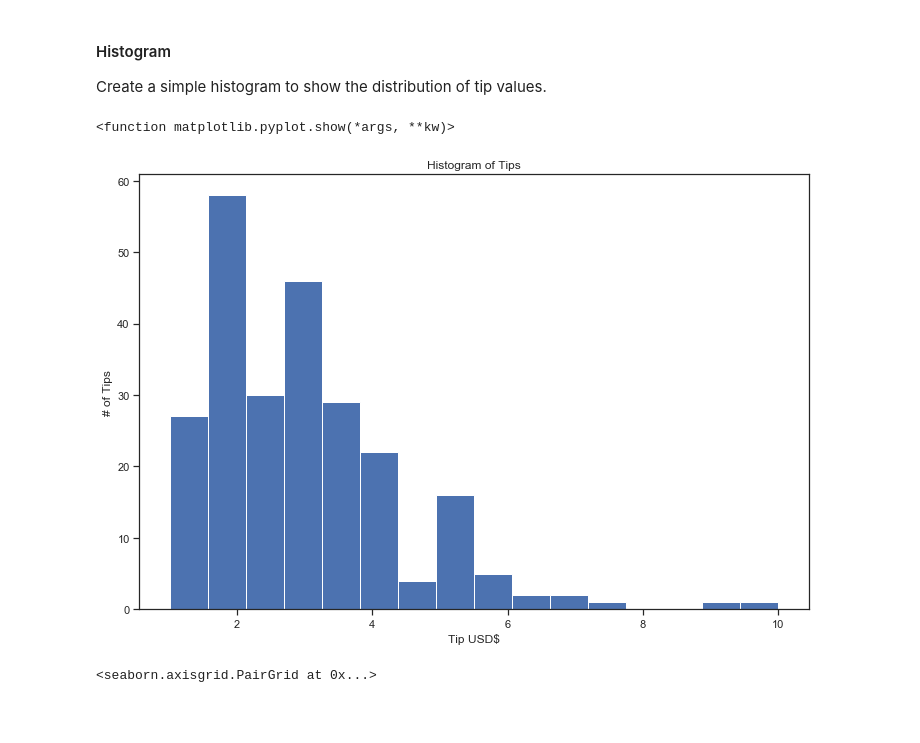
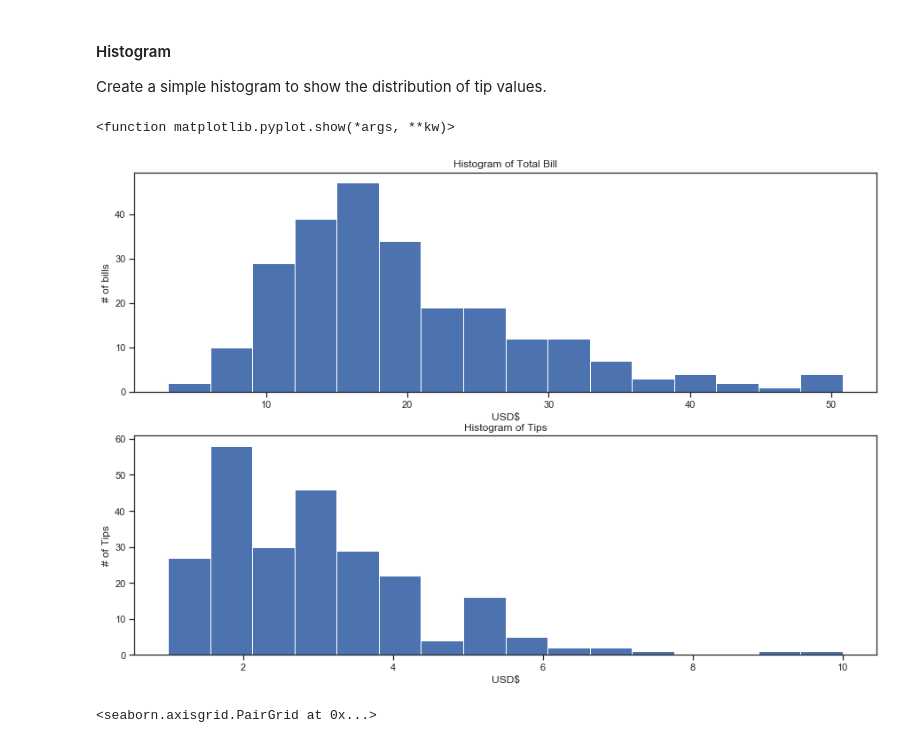
Before and after one commit to pcaulfie/fundamentals-project, a Jupyter notebook: Fundamentals of Data Analysis.ipynb, the cells around one changed output. Saved outputs shown, nothing was run; the diff lists cells and outputs as text; code cells hidden in the pictures; blank space fills up the shorter version.

Commit message:
Changed histogram into 2 subplots to compare distribution of total_bill and tip variables

```diff
--- a/Fundamentals of Data Analysis.ipynb
+++ b/Fundamentals of Data Analysis.ipynb
@@ -226,17 +226,28 @@ Create a simple histogram to show the distribution of tip values.
 # %%
 import matplotlib.pyplot as plt
 %matplotlib inline
 # Resize Plot to creates a figure with 12 (width) x 8 (height) inches - Adapted from https://stackoverflow.com/a/36368418
-plt.rcParams['figure.figsize'] = [12, 8]
-x = (df.loc[:, 'tip'])
+# plt.rcParams['figure.figsize'] = [12, 8]
+plt.figure(figsize=(15,10))
+# Use subplot to compare the distribution of Total_Bill and Tips adapted from https://www.kaggle.com/lalitharajesh/iris-dataset-exploratory-data-analysis/data
+# Plot first subplot on first row of grid which contains grid 2 rows x 1 columns
+plt.subplot(2,1,1)
+x = (df.loc[:, 'total_bill'])
 plt.hist(x, bins=16)
+plt.xlabel('USD$')
+plt.ylabel('# of bills')
+plt.title(r'Histogram of Total Bill')
+# Plot 2nd subplot on second row of grid which contains 2 rows x 1 column
+plt.subplot(2,1,2)
+y = (df.loc[:, 'tip'])
+plt.hist(y, bins=16)
 plt.xlabel('USD$')
 plt.ylabel('# of Tips')
 plt.title(r'Histogram of Tips')
 plt.show
 # %% [output]
 <function matplotlib.pyplot.show(*args, **kw)>
-[figure, old version]
+[figure, new version]
 # %%
 # Import Seaborn Library
 # adapted from https://www.datacamp.com/community/tutorials/seaborn-python-tutorial#load
```
